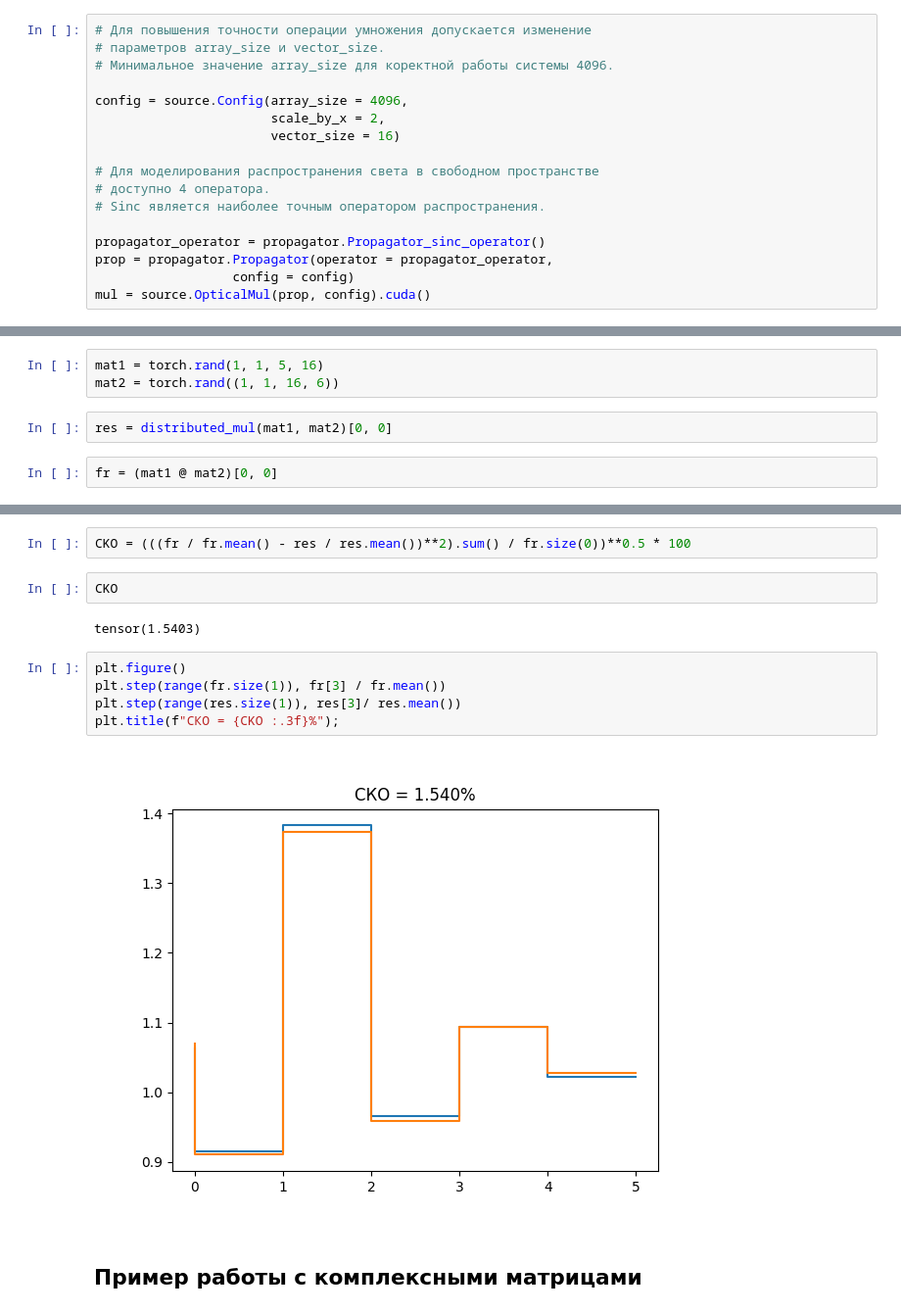
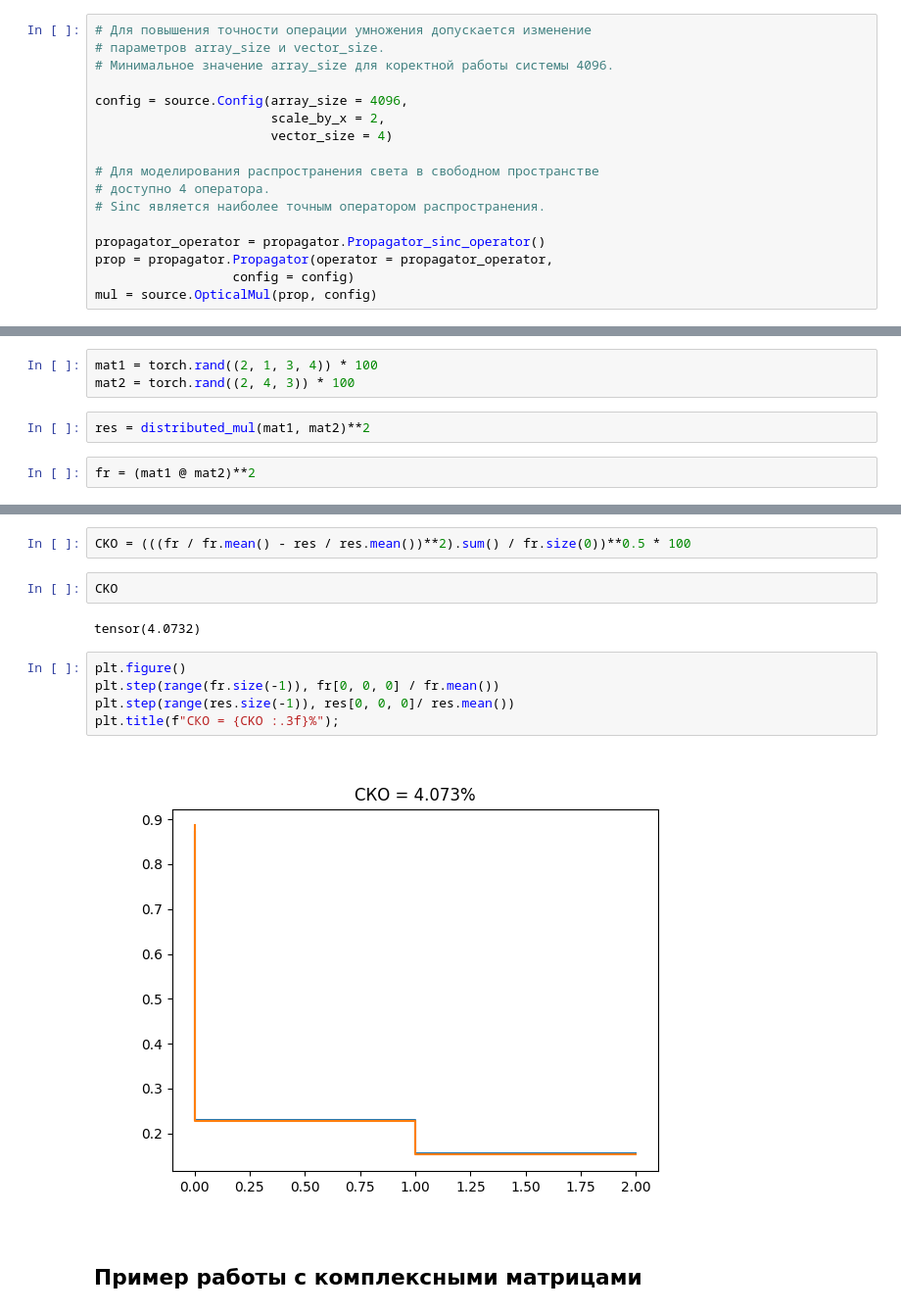
Before and after one commit to amacomm/Optical_matrix_multiplication, a Jupyter notebook: Notebook.ipynb, the cells around one changed output, grey strips where cells are left out. Shown: that part at 98% size. Saved outputs shown, nothing was run; the diff lists cells and outputs as text.

```diff
--- a/Notebook.ipynb
+++ b/Notebook.ipynb
@@ -16,7 +16,7 @@ import matplotlib.pyplot as plt
 
 config = source.Config(array_size = 4096,
                        scale_by_x = 2,
-                       vector_size = 16)
+                       vector_size = 4)
 
 # Для моделирования распространения света в свободном пространстве
 # доступно 4 оператора.
@@ -25,17 +25,17 @@ config = source.Config(array_size = 4096,
 propagator_operator = propagator.Propagator_sinc_operator()
 prop = propagator.Propagator(operator = propagator_operator,
                   config = config)
-mul = source.OpticalMul(prop, config).cuda()
+mul = source.OpticalMul(prop, config)
 # %%
 distributed_mul = source.DataParallel(mul, output_device = 'cpu')
 # %% [markdown]
 ## Пример работы с вещественными матрицами
 # %%
-mat1 = torch.rand(1, 1, 5, 16)
-mat2 = torch.rand((1, 1, 16, 6))
+mat1 = torch.rand((2, 1, 3, 4)) * 100
+mat2 = torch.rand((2, 4, 3)) * 100
 # %%
-res = distributed_mul(mat1, mat2)[0, 0]
+res = distributed_mul(mat1, mat2)**2
 # %%
-fr = (mat1 @ mat2)[0, 0]
+fr = (mat1 @ mat2)**2
 # %%
 plt.figure()
@@ -54,13 +54,13 @@ CKO = (((fr / fr.mean() - res / res.mean())**2).sum() / fr.size(0))**0.5 * 100
 # %%
 CKO
 # %% [output]
-tensor(1.5403)
+tensor(4.0732)
 # %%
 plt.figure()
-plt.step(range(fr.size(1)), fr[3] / fr.mean())
-plt.step(range(res.size(1)), res[3]/ res.mean())
+plt.step(range(fr.size(-1)), fr[0, 0, 0] / fr.mean())
+plt.step(range(res.size(-1)), res[0, 0, 0]/ res.mean())
 plt.title(f"СКО = {CKO :.3f}%");
 # %% [output]
-[figure, old version]
+[figure, new version]
 # %% [markdown]
 ## Пример работы с комплексными матрицами
```
Also changed, not shown: parts of 8 cells of this notebook, 3 other files.
